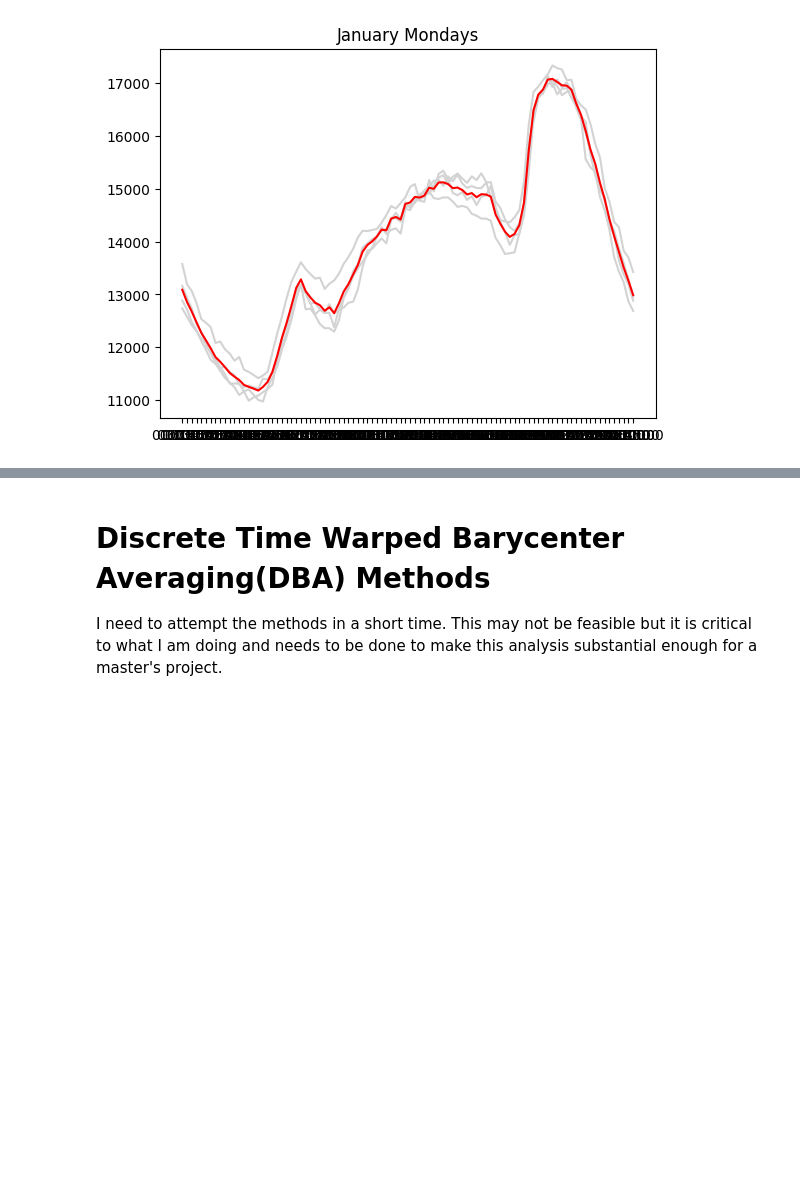
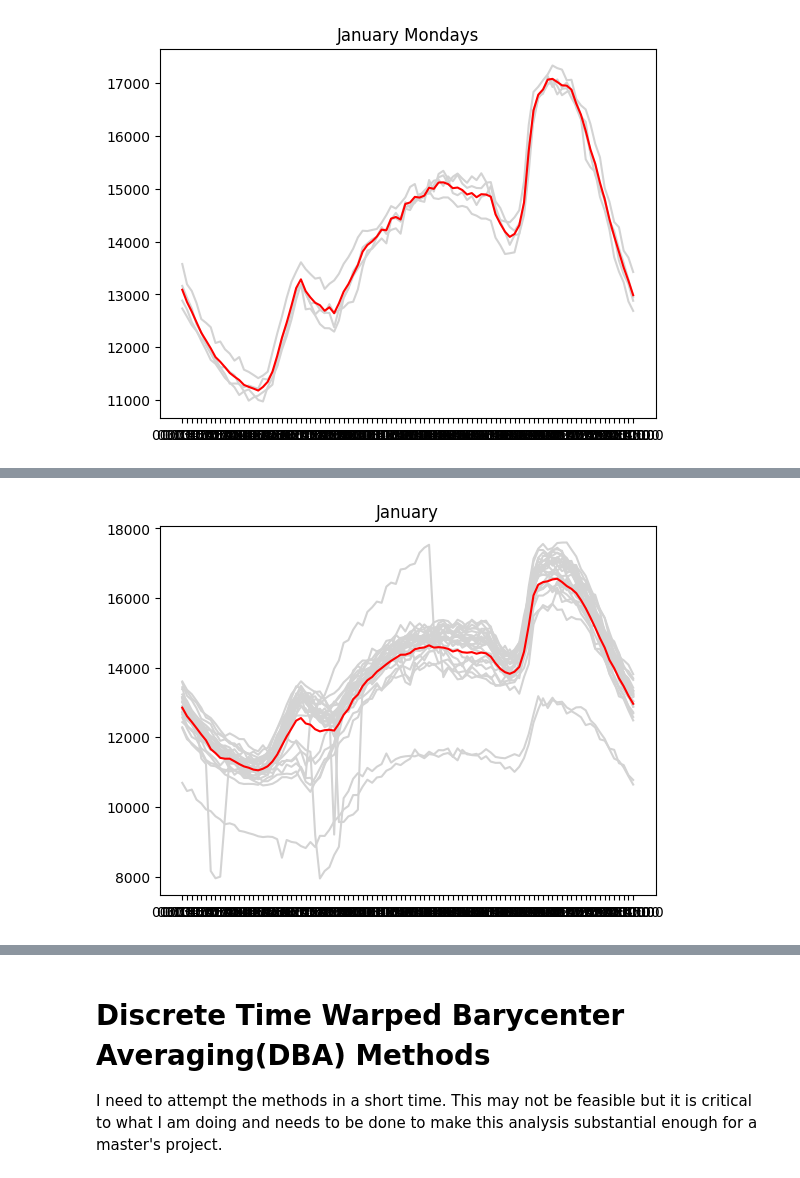
Before and after one commit to shanks847/EV-Grid-Integration-Study, a Jupyter notebook: notebooks/Time Sereis Clustering Experiments.ipynb, the cells around one changed output, grey strips where cells are left out. Saved outputs shown, nothing was run; the diff lists cells and outputs as text; code cells hidden in the pictures; blank space fills up the shorter version.

```diff
--- a/notebooks/Time Sereis Clustering Experiments.ipynb
+++ b/notebooks/Time Sereis Clustering Experiments.ipynb
@@ -298,3 +328,7 @@ feb_wk3_ebcs.to_excel('../data/clustering/euclidean barycenter averages/feb_wk1.
 jan_ebc.to_excel('../data/clustering/euclidean barycenter averages/jan.xlsx')
 feb_ebc.to_excel('../data/clustering/euclidean barycenter averages/feb.xlsx')
 jan_and_feb_ecbs.to_excel('../data/clustering/euclidean barycenter averages/jan_and_feb.xlsx')
+# %%
+plot_highlighted_ebc(jan_ebc,'January')
+# %% [output]
+[figure, added]
```
Also changed, not shown: parts of 18 cells of this notebook, 4 other files.
